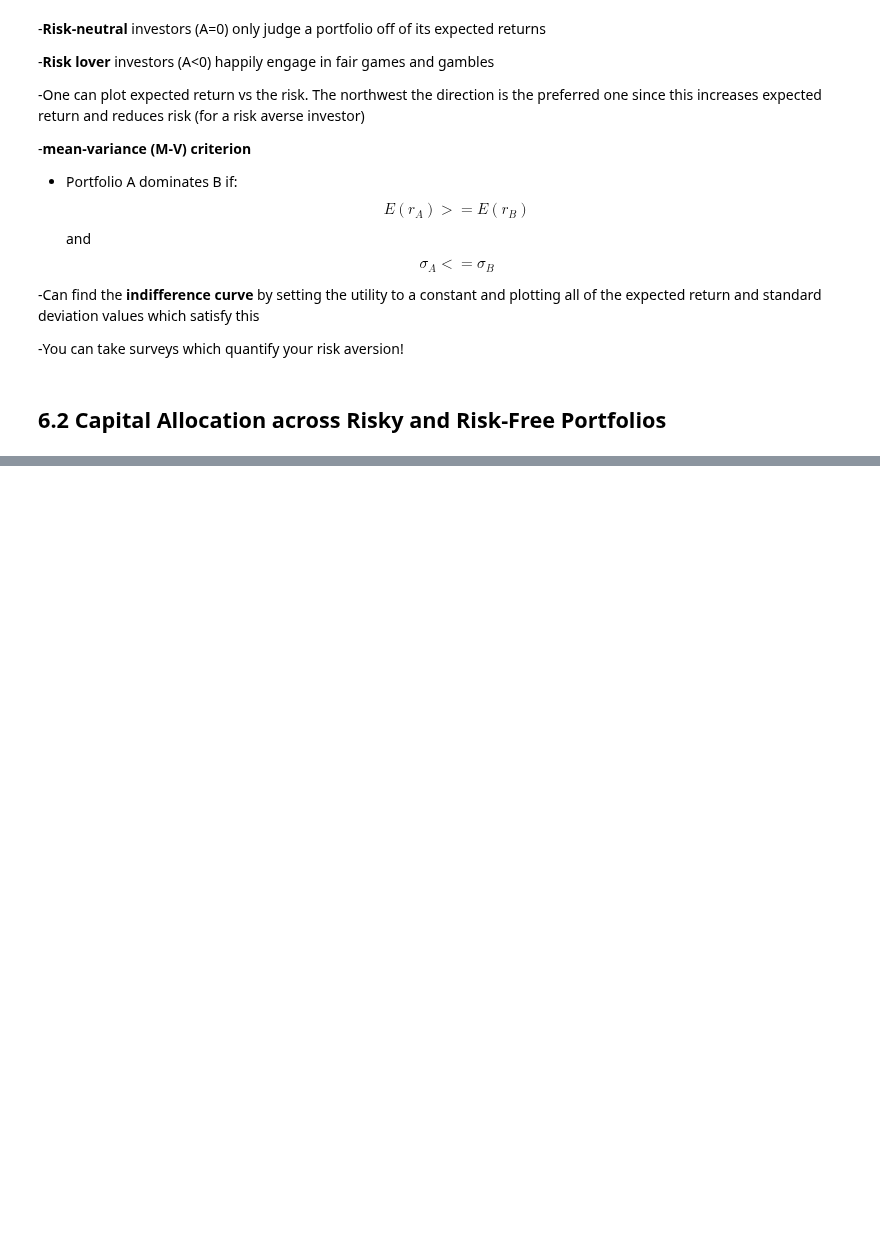
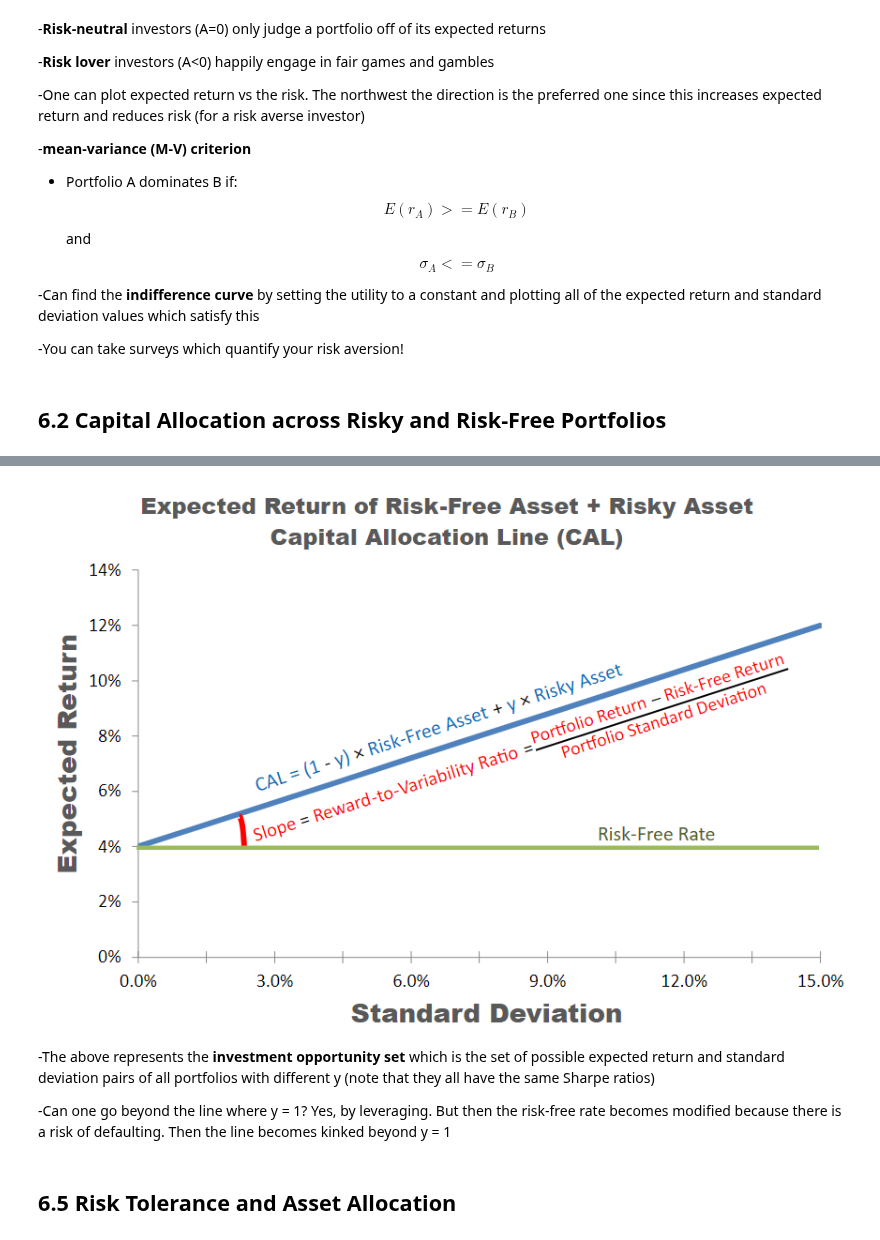
Before and after one commit to eddietaylor/securities-analysis, a Jupyter notebook: notebooks/playgrounds/notes/investments_notes.ipynb, the cells around one changed output, grey strips where cells are left out. Saved outputs shown, nothing was run; the diff lists cells and outputs as text; code cells hidden in the pictures; blank space fills up the shorter version.

Commit message:
Capital Allocation Line and Optimization Notes

```diff
--- a/notebooks/playgrounds/notes/investments_notes.ipynb
+++ b/notebooks/playgrounds/notes/investments_notes.ipynb
@@ -1626,0 +1679,10 @@ Where A is the investor's degree of risk aversion (how much their utility decrea
+# %%
+Image(filename='../../../data/CAL.png')
+# %% [output]
+[figure, added]
+# %% [markdown]
+-The above represents the **investment opportunity set** which is the set of possible expected return and standard deviation pairs of all portfolios with different y (note that they all have the same Sharpe ratios)
+
+-Can one go beyond the line where y = 1? Yes, by leveraging. But then the risk-free rate becomes modified because there is a risk of defaulting. Then the line becomes kinked beyond y = 1
+# %% [markdown]
+## 6.5 Risk Tolerance and Asset Allocation
```
Also changed, not shown: parts of 9 cells of this notebook.
